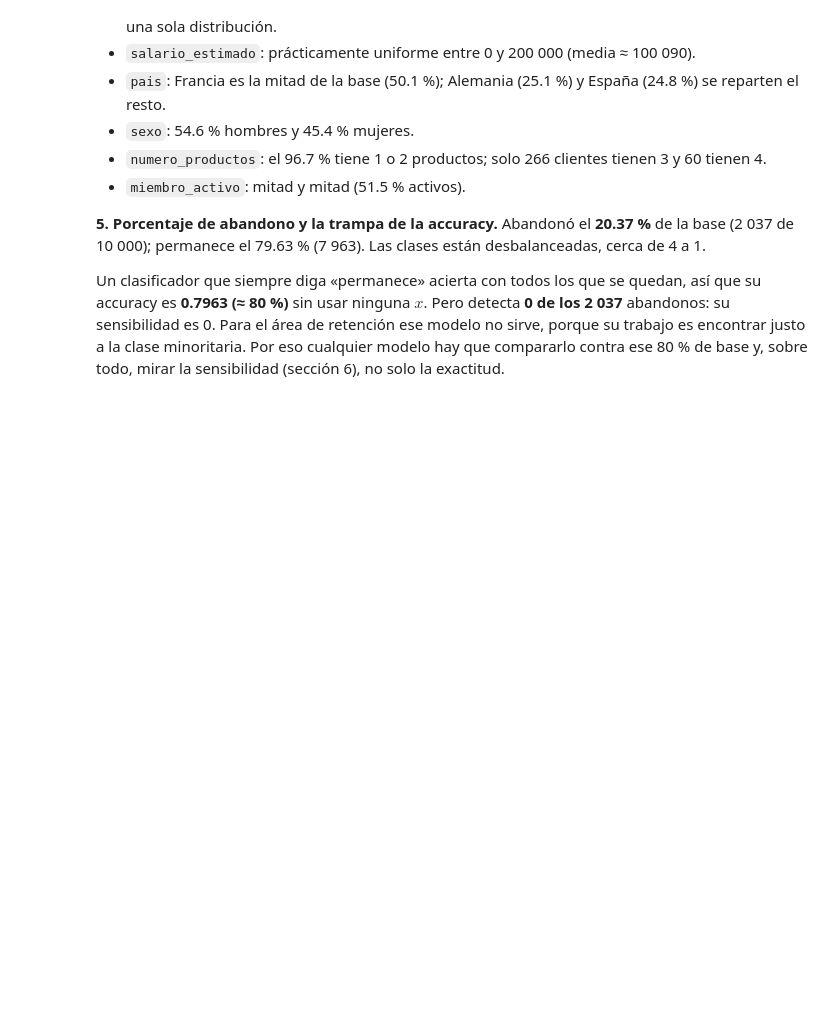
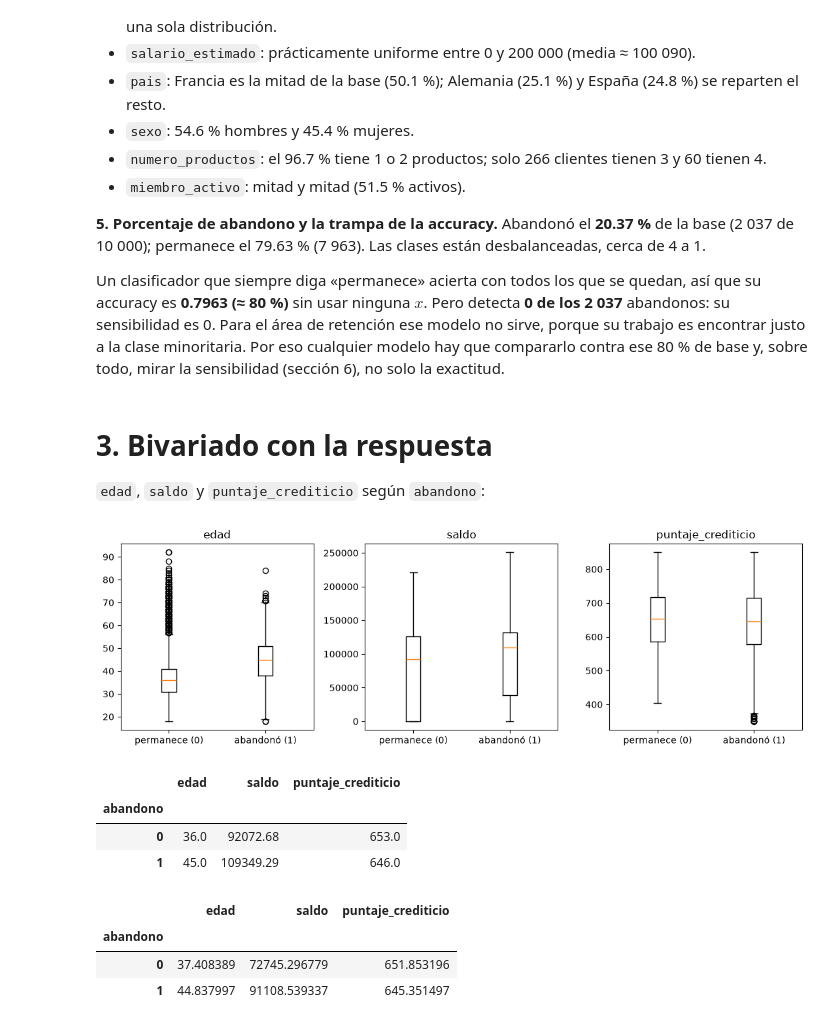
Before and after one commit to sebasrolemmel/Taller-abandono-producto-20262, a Jupyter notebook: Taller_Abandono_Producto_Financiero.ipynb, the cells around one changed output. Cells and saved outputs as stored; diff of their text form; code cells hidden in the pictures; blank space fills up the shorter version.

Commit message:
Punto 3: analisis bivariado

```diff
--- a/Taller_Abandono_Producto_Financiero.ipynb
+++ b/Taller_Abandono_Producto_Financiero.ipynb
@@ -304,3 +304,31 @@ dtype: float64
 **5. Porcentaje de abandono y la trampa de la accuracy.** Abandonó el **20.37 %** de la base (2 037 de 10 000); permanece el 79.63 % (7 963). Las clases están desbalanceadas, cerca de 4 a 1.
 
 Un clasificador que siempre diga «permanece» acierta con todos los que se quedan, así que su accuracy es **0.7963 (≈ 80 %)** sin usar ninguna $x$. Pero detecta **0 de los 2 037** abandonos: su sensibilidad es 0. Para el área de retención ese modelo no sirve, porque su trabajo es encontrar justo a la clase minoritaria. Por eso cualquier modelo hay que compararlo contra ese 80 % de base y, sobre todo, mirar la sensibilidad (sección 6), no solo la exactitud.
+# %% [markdown]
+# 3. Bivariado con la respuesta
+
+`edad`, `saldo` y `puntaje_crediticio` según `abandono`:
+# %%
+fig, axes = plt.subplots(1, 3, figsize=(11, 3.6))
+for ax, col in zip(axes, ["edad", "saldo", "puntaje_crediticio"]):
+    grupos = [datos.loc[datos["abandono"] == k, col] for k in [0, 1]]
+    ax.boxplot(grupos, tick_labels=["permanece (0)", "abandonó (1)"])
+    ax.set_title(col)
+plt.tight_layout()
+plt.show()
+# %% [output]
+[figure, added]
+# %%
+datos.groupby("abandono")[["edad", "saldo", "puntaje_crediticio"]].median()
+# %% [output]
+|  | edad | saldo | puntaje_crediticio |
+| abandono |  |  |  |
+| 0 | 36.0 | 92072.68 | 653.0 |
+| 1 | 45.0 | 109349.29 | 646.0 |
+# %%
+datos.groupby("abandono")[["edad", "saldo", "puntaje_crediticio"]].mean()
+# %% [output]
+|  | edad | saldo | puntaje_crediticio |
+| abandono |  |  |  |
+| 0 | 37.408389 | 72745.296779 | 651.853196 |
+| 1 | 44.837997 | 91108.539337 | 645.351497 |
```
Also changed, not shown: parts of 10 cells of this notebook.
